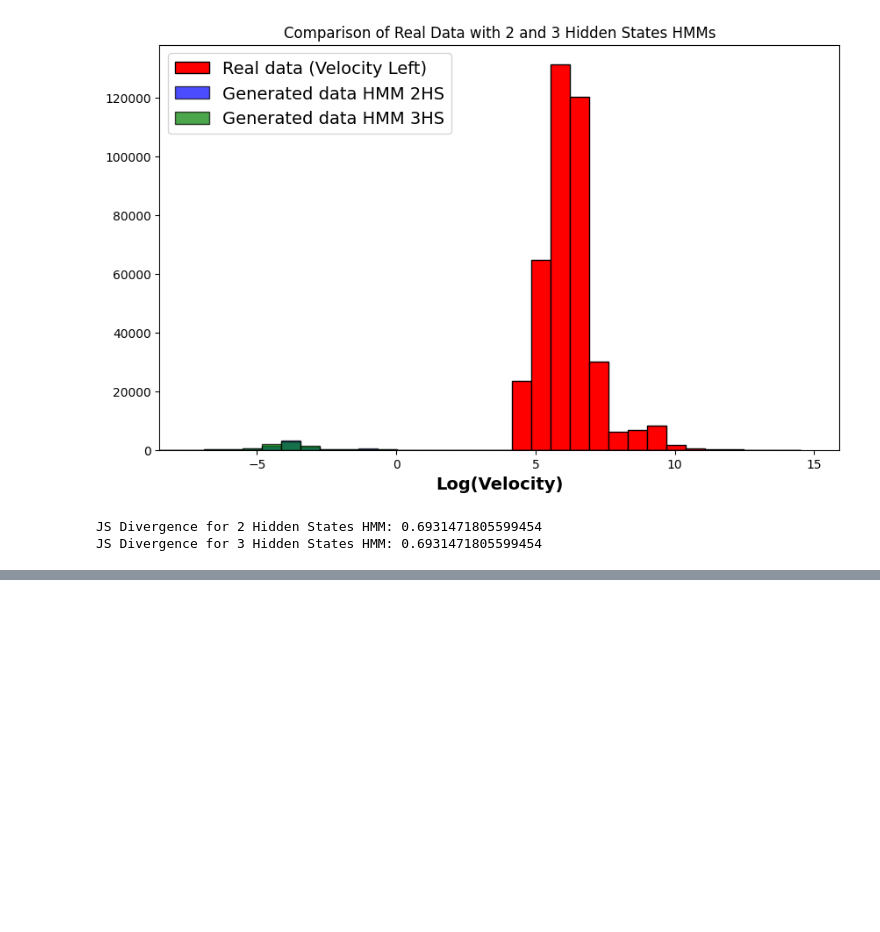
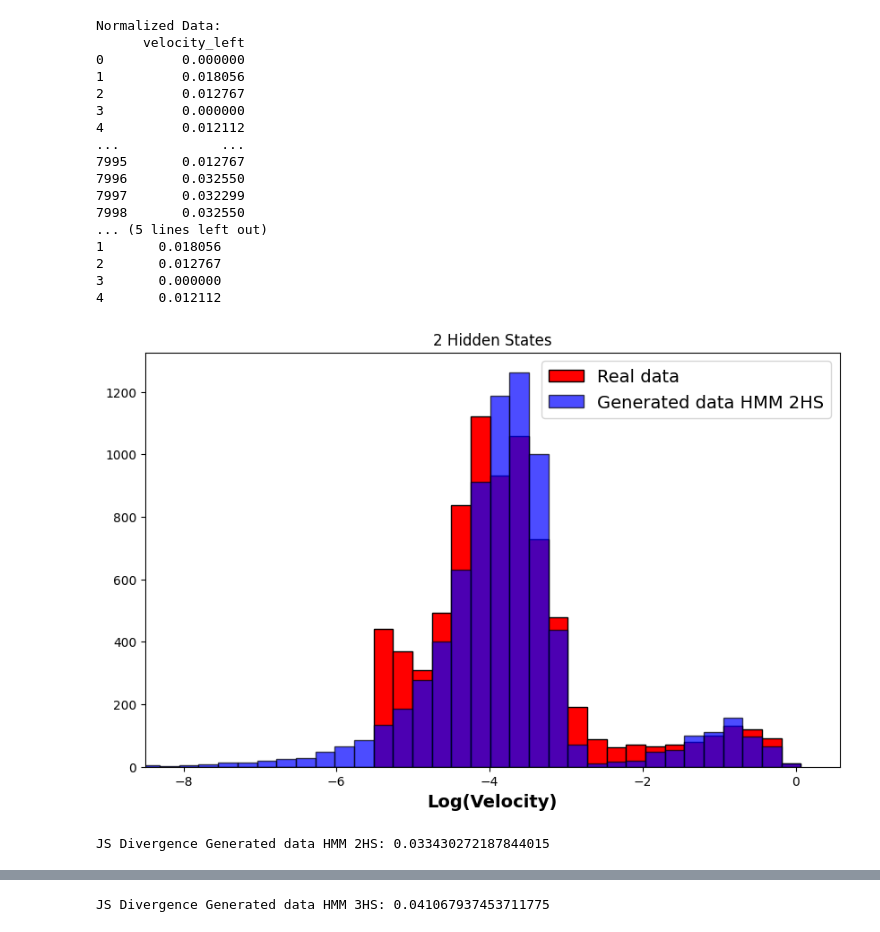
Before and after one commit to shailendrabhandari/GANsForVirtualEye, a Jupyter notebook: running.ipynb, the cells around one changed output, grey strips where cells are left out. Drawn from its saved outputs; the diff is of its cells as text; code cells hidden in the pictures; blank space fills up the shorter version.

```diff
--- a/running.ipynb
+++ b/running.ipynb
@@ -285,11 +289,5 @@ Generated Data with 3 Hidden States:
 # %%
-import numpy as np
-import matplotlib.pyplot as plt
-from scipy.stats import entropy
 
-data = pd.DataFrame({
-    'velocity_left': velocity_left  # Make sure this variable is defined and loaded
-})
 cleaned_data = data.dropna(subset=['velocity_left']).copy()
 
 # Select only the first 4000 data points
@@ -331,33 +329,49 @@ def plot_histogram_and_jsd(log_real_data, log_generated_data, num_bins, label_re
     plt.xlabel('Log(Velocity)', fontsize=14, fontweight='bold')
     plt.legend(fontsize=14)
     plt.xlim(left=-8.5)
     plt.title(title)
 
     plt.show()
 
     # Calculate histograms with the same bin edges for JS divergence calculation
     hist_real, _ = np.histogram(log_real_data, bins=bin_edges, density=True)
     hist_generated, _ = np.histogram(log_generated_data, bins=bin_edges, density=True)
 
     # Calculate the JS Divergence
     jsd_value = js_divergence(hist_real, hist_generated)
     print(f"JS Divergence {label_generated}: {jsd_value}")
 
 # Assuming log_real_data is calculated based on real velocity_left data
 real_data = cleaned_data[cleaned_data['velocity_left'] > 0]
 log_real_data = np.log(real_data['velocity_left'])
 
 # Number of bins for histogram
 num_bins = 40
 
 # Plot and calculate JS Divergence for HMM with 2 Hidden States
 plot_histogram_and_jsd(log_real_data, log_HMgenerated_data_2HS, num_bins,
                        label_real="Real data", label_generated="Generated data HMM 2HS", title="2 Hidden States")
 
 # Plot and calculate JS Divergence for HMM with 3 Hidden States
 plot_histogram_and_jsd(log_real_data, log_HMgenerated_data_3HS, num_bins,
                        label_real="Real data", label_generated="Generated data HMM 3HS", title="3 Hidden States")
 # %% [output]
+Normalized Data:
+      velocity_left
+0          0.000000
+1          0.018056
+2          0.012767
+3          0.000000
+4          0.012112
+...             ...
+7995       0.012767
+7996       0.032550
+7997       0.032299
+7998       0.032550
+... (5 lines left out)
+1       0.018056
+2       0.012767
+3       0.000000
+4       0.012112
-[figure, old version]
+[figure, new version]
-JS Divergence for 2 Hidden States HMM: 0.6931471805599454
-JS Divergence for 3 Hidden States HMM: 0.6931471805599454
+JS Divergence Generated data HMM 2HS: 0.033430272187844015
@@ -363,0 +379 @@ JS Divergence for 3 Hidden States HMM: 0.6931471805599454
+JS Divergence Generated data HMM 3HS: 0.041067937453711775
```
Also changed, not shown: parts of 8 cells of this notebook.
